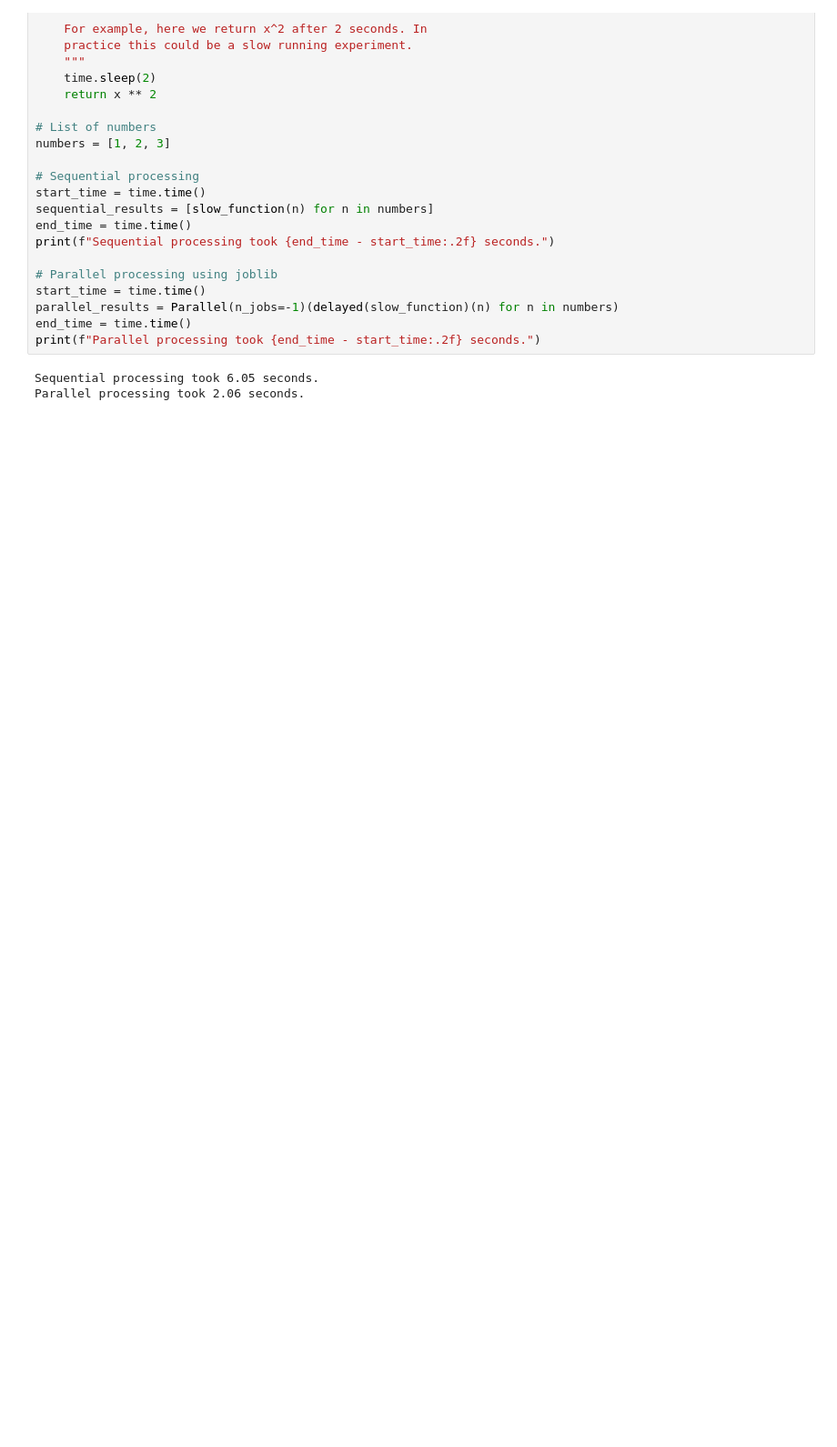
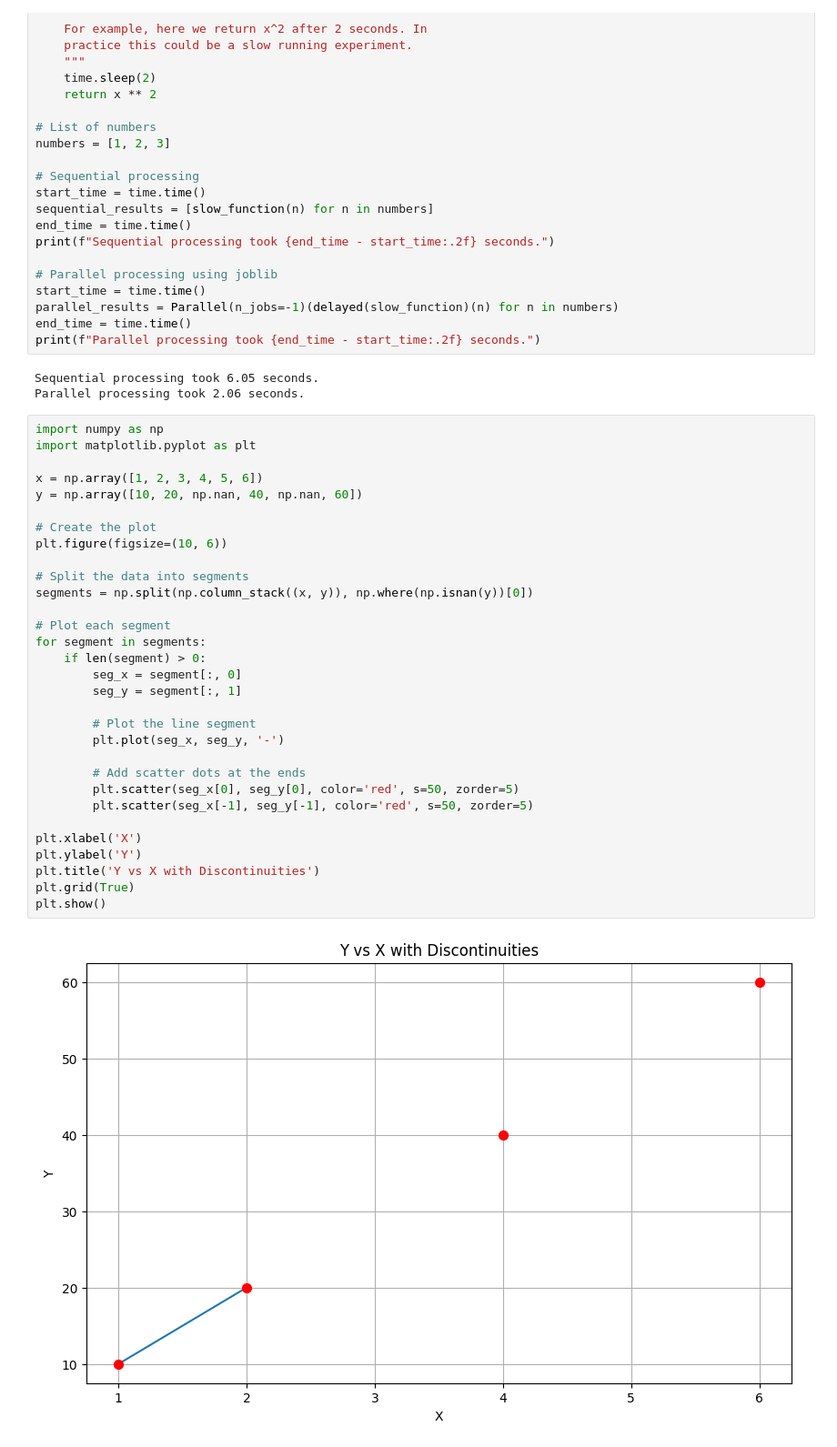
Before and after one commit to tdfalc/trading-information, a Jupyter notebook: main.ipynb, the cells around one changed output. Shown at 91% size. Drawn from its saved outputs; the diff is of its cells as text; blank space fills up the shorter version.

```diff
--- a/main.ipynb
+++ b/main.ipynb
@@ -84,3 +84,36 @@ print(f"Parallel processing took {end_time - start_time:.2f} seconds.")
 # %% [output]
 Sequential processing took 6.05 seconds.
 Parallel processing took 2.06 seconds.
+# %%
+import numpy as np
+import matplotlib.pyplot as plt
+
+x = np.array([1, 2, 3, 4, 5, 6])
+y = np.array([10, 20, np.nan, 40, np.nan, 60])
+
+# Create the plot
+plt.figure(figsize=(10, 6))
+
+# Split the data into segments
+segments = np.split(np.column_stack((x, y)), np.where(np.isnan(y))[0])
+
+# Plot each segment
+for segment in segments:
+    if len(segment) > 0:
+        seg_x = segment[:, 0]
+        seg_y = segment[:, 1]
+
+        # Plot the line segment
+        plt.plot(seg_x, seg_y, '-')
+
+        # Add scatter dots at the ends
+        plt.scatter(seg_x[0], seg_y[0], color='red', s=50, zorder=5)
+        plt.scatter(seg_x[-1], seg_y[-1], color='red', s=50, zorder=5)
+
+plt.xlabel('X')
+plt.ylabel('Y')
+plt.title('Y vs X with Discontinuities')
+plt.grid(True)
+plt.show()
+# %% [output]
+[figure, added]
```
Also changed, not shown: 15 other files.
